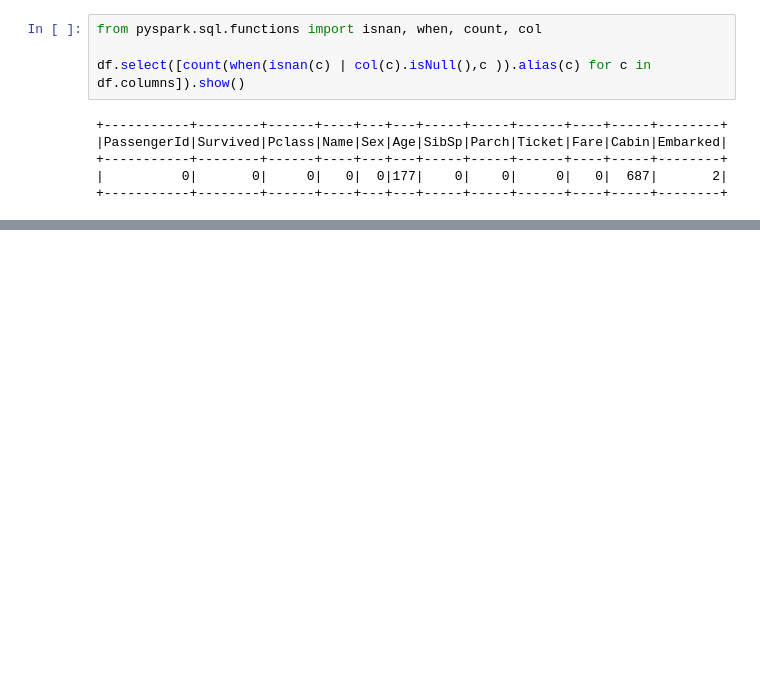
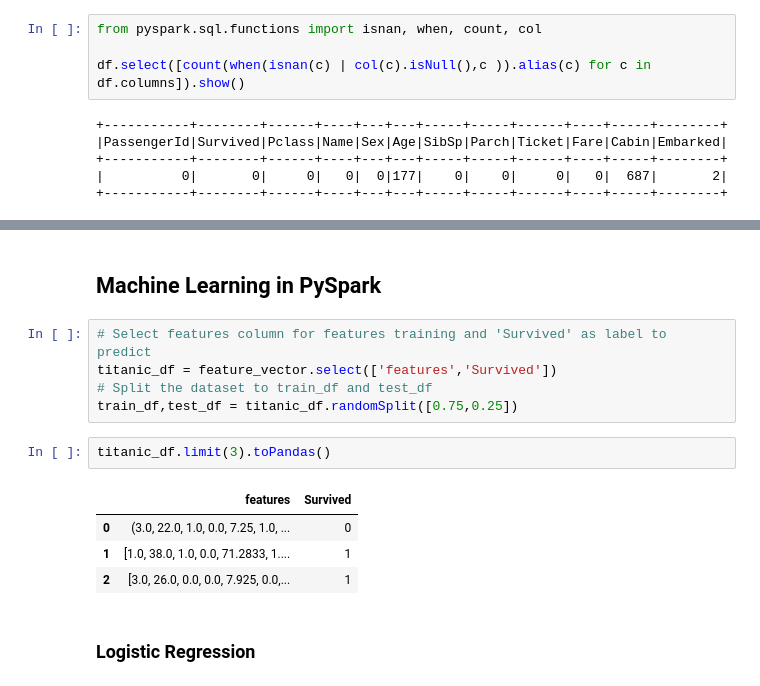
Before and after one commit to amirshq/Classification-model-in-Pyspark-Titanica-Data-, a Jupyter notebook: 1 - Classification model in Pyspark (Titanica Data).ipynb, the cells around one changed output, grey strips where cells are left out. Drawn from its saved outputs; the diff is of its cells as text; blank space fills up the shorter version.

```diff
--- a/1 - Classification model in Pyspark (Titanica Data).ipynb
+++ b/1 - Classification model in Pyspark (Titanica Data).ipynb
@@ -94,0 +220,16 @@ df.select([count(when(isnan(c) | col(c).isNull(),c )).alias(c) for c in df.colum
+# %% [markdown]
+## Machine Learning in PySpark
+# %%
+# Select features column for features training and 'Survived' as label to predict
+titanic_df = feature_vector.select(['features','Survived'])
+# Split the dataset to train_df and test_df
+train_df,test_df = titanic_df.randomSplit([0.75,0.25])
+# %%
+titanic_df.limit(3).toPandas()
+# %% [output]
+|  | features | Survived |
+| 0 | (3.0, 22.0, 1.0, 0.0, 7.25, 1.0, ... | 0 |
+| 1 | [1.0, 38.0, 1.0, 0.0, 71.2833, 1.... | 1 |
+| 2 | [3.0, 26.0, 0.0, 0.0, 7.925, 0.0,... | 1 |
+# %% [markdown]
+### Logistic Regression
```
Also changed, not shown: parts of 22 cells of this notebook.
